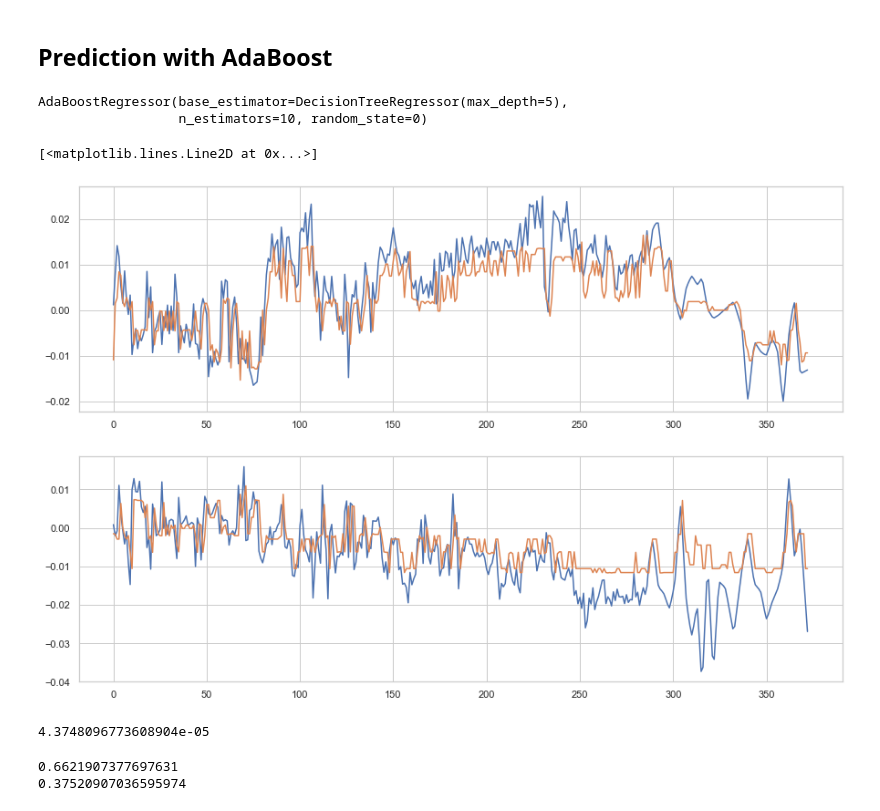
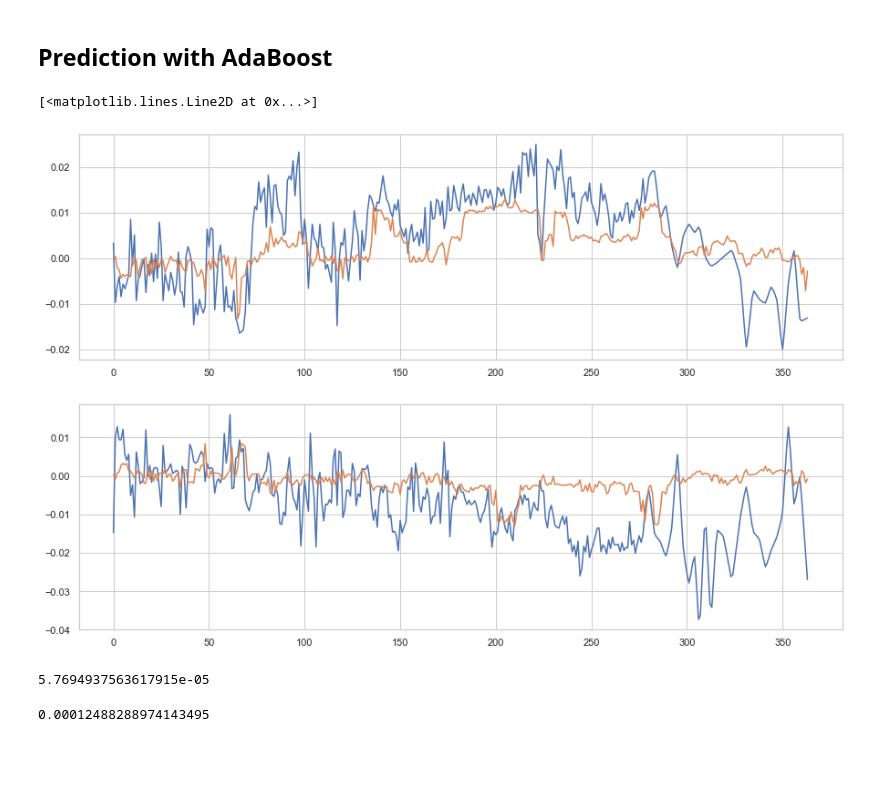
Before and after one commit to bgaudron/learning-whales, a Jupyter notebook: prediction.ipynb, the cells around one changed output. Cells and saved outputs as stored; diff of their text form; code cells hidden in the pictures; blank space fills up the shorter version.

```diff
--- a/prediction.ipynb
+++ b/prediction.ipynb
@@ -49,11 +57,30 @@ for whale in whales:
 # %%
-data = datas[4]
+prepoints = 10
 i_split = int(len(data)*0.8)
-X = data[['daycos','yearcos','pre-location-lat','pre-location-long']]
-y = data[['location-lat','location-long']]
+X, y = to_Xy(datas[4], prepoints = prepoints)
 X_train = X[:i_split]
 X_test = X[i_split:]
 y_train = y[:i_split]
+ylat_train = y_train['location-lat']
+ylong_train = y_train['location-long']
 y_test = y[i_split:]
+ylat_test = y_test['location-lat']
+ylong_test = y_test['location-long']
+# %%
+def predict(clf_lat, clf_long, X, horizon = 1):
+    prepoints = X.shape[1]//2 - 1
+    X = X.copy()
+    for p in range(horizon):
+        X_pre = X.copy()
+        ylat_next = clf_lat.predict(X)
+        ylong_next = clf_long.predict(X)
+        X = X[['daycos','yearcos']].copy()
+        X['pre-location-lat1'] = ylat_next
+        X['pre-location-long1'] = ylong_next
+        for i in range(2,prepoints + 1):
+            X[f'pre-location-lat{i}'] = X_pre[f'pre-location-lat{i-1}']
+            X[f'pre-location-long{i}'] = X_pre[f'pre-location-long{i-1}']
+
+    return ylat_next, ylong_next
 # %% [markdown]
 ## Prediction with Linear Regression
@@ -99,13 +134,6 @@ from sklearn.tree import DecisionTreeRegressor
 from sklearn.ensemble import AdaBoostRegressor
 # %%
 rng = 0
-base = DecisionTreeRegressor(max_depth=5)
-adareg_lat = AdaBoostRegressor(base,n_estimators=10,random_state = rng)
-adareg_long = AdaBoostRegressor(base,n_estimators=10,random_state = rng)
-y_train_lat = y_train['location-lat']
-y_train_long = y_train['location-long']
-adareg_lat.fit(X_train,y_train_lat)
-adareg_long.fit(X_train,y_train_long)
+base = DecisionTreeRegressor(max_depth=10)
+adareg_lat = AdaBoostRegressor(base,n_estimators=100,random_state = rng).fit(X_train,ylat_train)
+adareg_long = AdaBoostRegressor(base,n_estimators=100,random_state = rng).fit(X_train,ylong_train)
-# %% [output]
-AdaBoostRegressor(base_estimator=DecisionTreeRegressor(max_depth=5),
-                  n_estimators=10, random_state=0)
@@ -117,24 +140,24 @@ pred = np.concatenate((pred_lat[:,np.newaxis],pred_long[:,np.newaxis]),axis=1)
+# %%
+ylat_pred, ylong_pred = predict(adareg_lat, adareg_long, X_test, horizon=10)
 # %%
 a=0
 b=len(y_test)
 points = list(range(len(y_test[a:b])))
 plt.figure(figsize=(15,10))
 plt.subplot(2,1,1)
-plt.plot(points,y_test['location-lat'][a:b])
-plt.plot(points,pred[a:b,0])
+plt.plot(points,ylat_test[a:b])
+plt.plot(points,ylat_pred[a:b])
 plt.subplot(2,1,2)
-plt.plot(points,y_test['location-long'][a:b])
-plt.plot(points,pred[a:b,1])
+plt.plot(points,ylong_test[a:b])
+plt.plot(points,ylong_pred[a:b])
 # %% [output]
 [<matplotlib.lines.Line2D at 0x...>]
-[figure, old version]
+[figure, new version]
-# %%
-mean_squared_error(pred,y_test)
-# %% [output]
-4.3748096773608904e-05
-# %%
-print(adareg_lat.score(X_test,y_test['location-lat']))
-print(adareg_long.score(X_test,y_test['location-long']))
-# %% [output]
-0.6621907377697631
-0.37520907036595974
+# %%
+mean_squared_error(ylat_pred,ylat_test)
+# %% [output]
+5.7694937563617915e-05
+# %%
+mean_squared_error(ylong_pred,ylong_test)
+# %% [output]
+0.00012488288974143495
```
Also changed, not shown: parts of 14 cells of this notebook.
